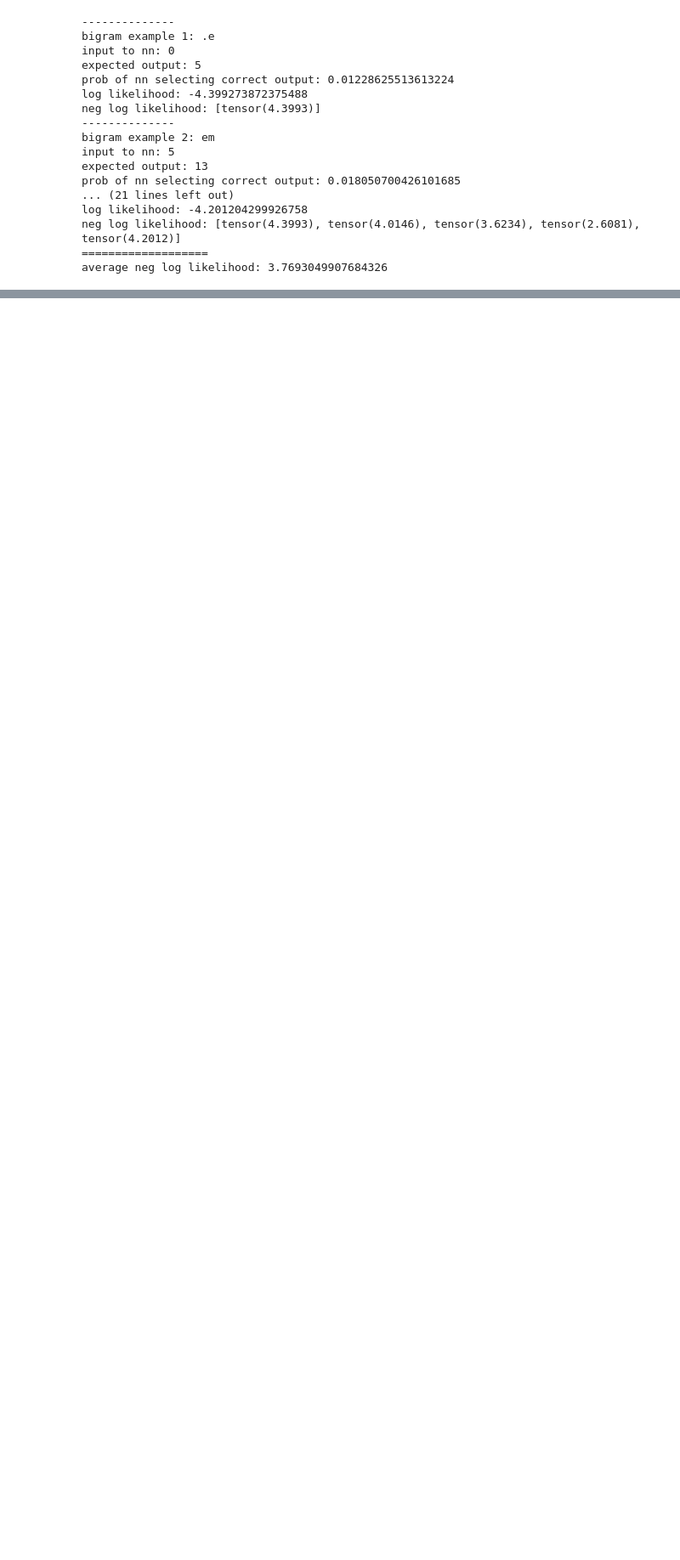
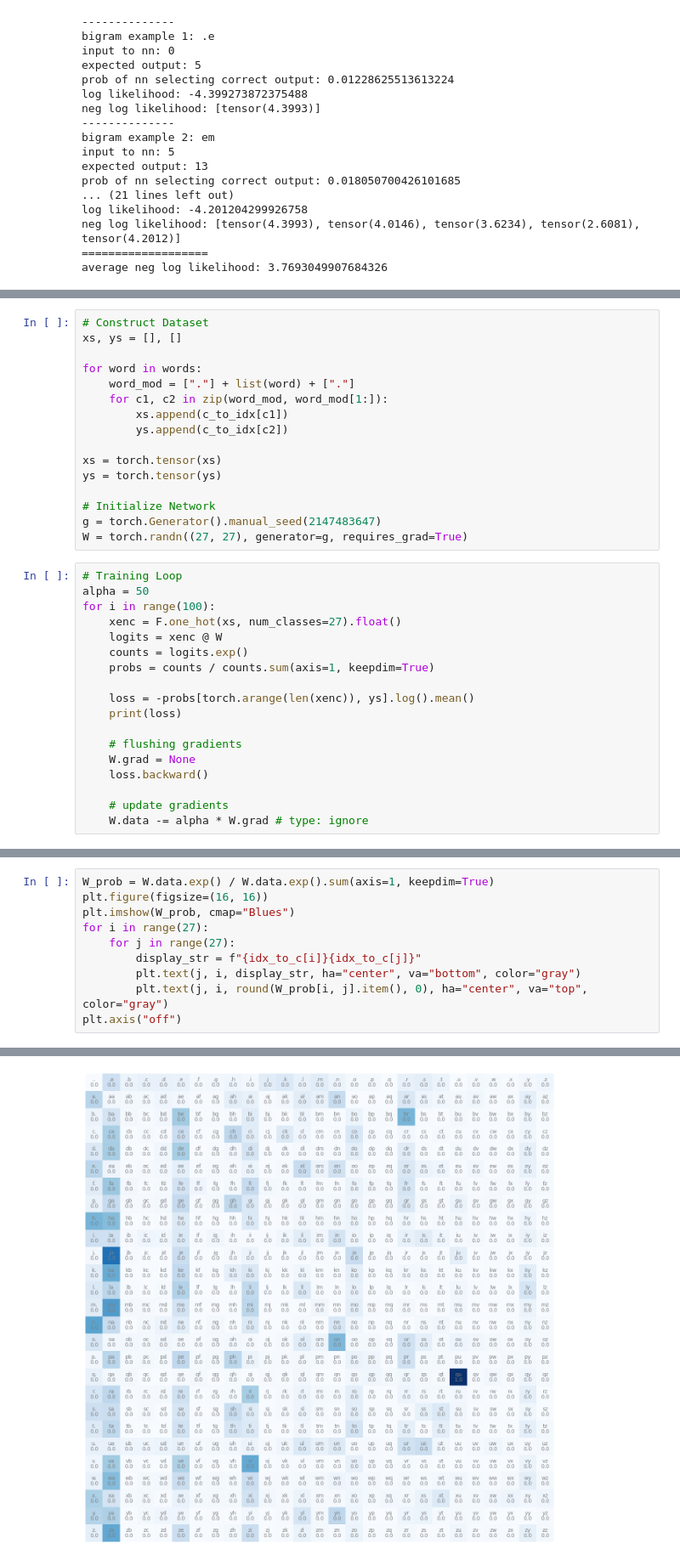
Before and after one commit to oetia/nn-exp, a Jupyter notebook: makemore.ipynb, the cells around one changed output, grey strips where cells are left out. Shown at 85% size. Saved outputs shown, nothing was run; the diff lists cells and outputs as text; blank space fills up the shorter version.

Commit message:
training complete

```diff
--- a/makemore.ipynb
+++ b/makemore.ipynb
@@ -217,0 +240,34 @@ average neg log likelihood: 3.7693049907684326
+# %%
+# Construct Dataset
+xs, ys = [], []
+
+for word in words:
+    word_mod = ["."] + list(word) + ["."]
+    for c1, c2 in zip(word_mod, word_mod[1:]):
+        xs.append(c_to_idx[c1])
+        ys.append(c_to_idx[c2])
+
+xs = torch.tensor(xs)
+ys = torch.tensor(ys)
+
+# Initialize Network
+g = torch.Generator().manual_seed(2147483647)
+W = torch.randn((27, 27), generator=g, requires_grad=True)
+# %%
+# Training Loop
+alpha = 50
+for i in range(100):
+    xenc = F.one_hot(xs, num_classes=27).float()
+    logits = xenc @ W
+    counts = logits.exp()
+    probs = counts / counts.sum(axis=1, keepdim=True)
+
+    loss = -probs[torch.arange(len(xenc)), ys].log().mean()
+    print(loss)
+
+    # flushing gradients
+    W.grad = None
+    loss.backward()
+
+    # update gradients
+    W.data -= alpha * W.grad # type: ignore
@@ -217,0 +294,11 @@ average neg log likelihood: 3.7693049907684326
+# %%
+W_prob = W.data.exp() / W.data.exp().sum(axis=1, keepdim=True)
+plt.figure(figsize=(16, 16))
+plt.imshow(W_prob, cmap="Blues")
+for i in range(27):
+    for j in range(27):
+        display_str = f"{idx_to_c[i]}{idx_to_c[j]}"
+        plt.text(j, i, display_str, ha="center", va="bottom", color="gray")
+        plt.text(j, i, round(W_prob[i, j].item(), 0), ha="center", va="top", color="gray")
+plt.axis("off")
+# %% [output]
@@ -217,0 +306 @@ average neg log likelihood: 3.7693049907684326
+[figure, added]
```
Also changed, not shown: parts of 9 cells of this notebook, 2 other files.
